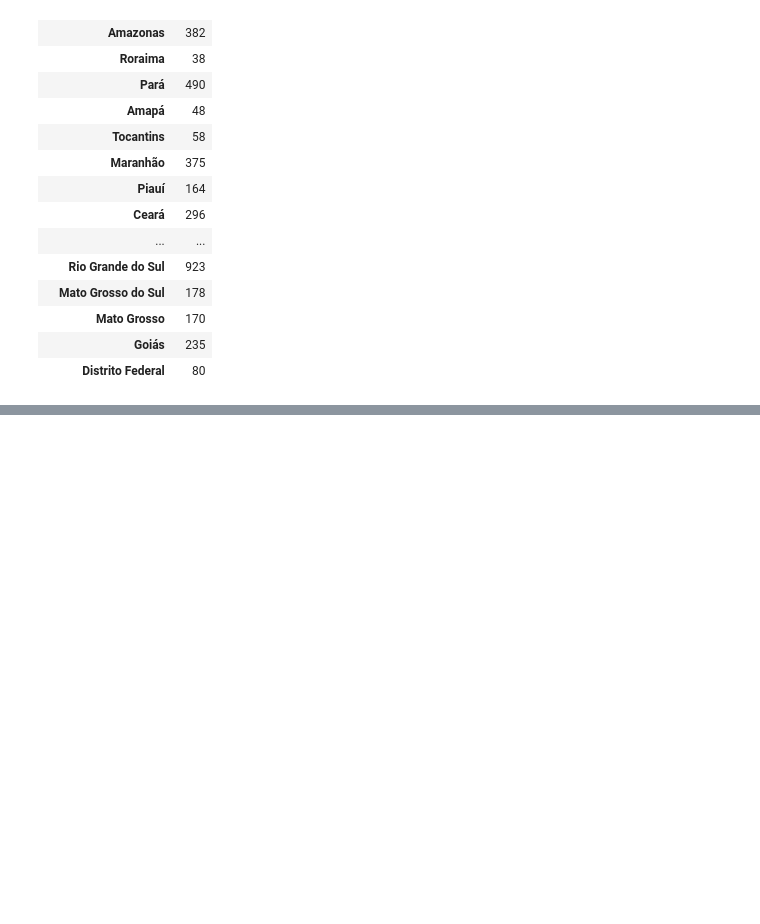
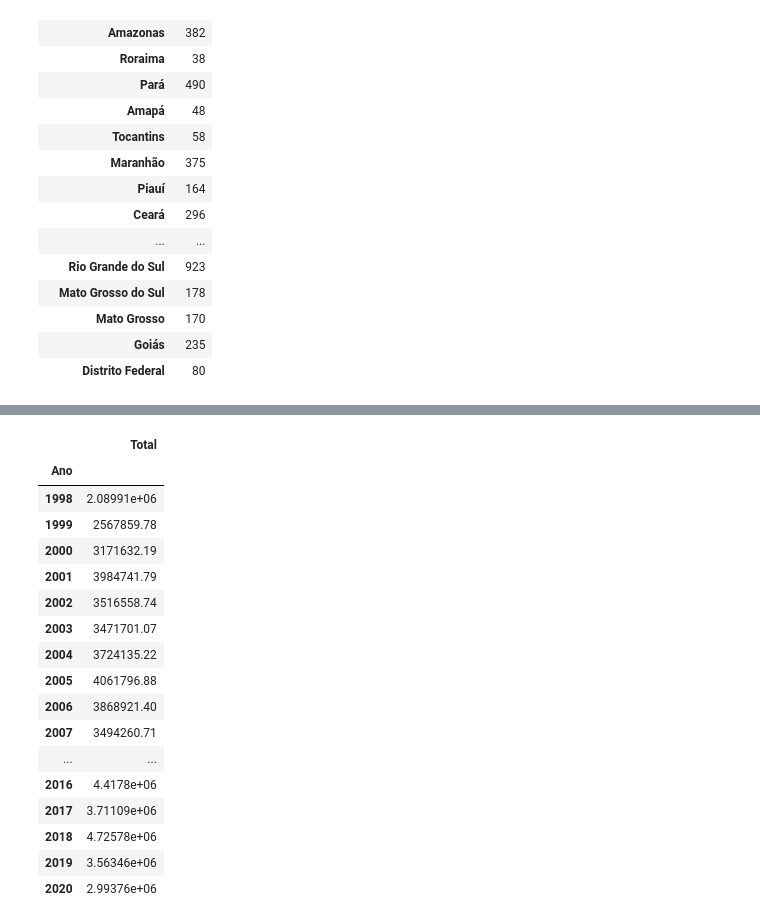
Before and after one commit to LucasAlbFar/analise_dados_hepatite_brasil, a Jupyter notebook: notebooks/main.ipynb, the cells around one changed output, grey strips where cells are left out. Cells and saved outputs as stored; diff of their text form; code cells hidden in the pictures; blank space fills up the shorter version.

```diff
--- a/notebooks/main.ipynb
+++ b/notebooks/main.ipynb
@@ -250,0 +301,33 @@ total_por_uf
+# %%
+total_valor_obitos_por_ano_1998_2007 = total_valor_obitos_por_ano_1998_2007.iloc[:-1 , :] # remoção da última linha 'Total'
+total_valor_obitos_por_ano_1998_2007 = total_valor_obitos_por_ano_1998_2007.reset_index()
+total_valor_obitos_por_ano_1998_2007.columns = ['Ano', 'Total']
+total_valor_obitos_por_ano_1998_2007.set_index('Ano', inplace=True)
+
+total_valor_obitos_por_ano_2008_2020 = total_valor_obitos_por_ano_2008_2020.iloc[:-1 , :] # remoção da última linha 'Total'
+total_valor_obitos_por_ano_2008_2020 = total_valor_obitos_por_ano_2008_2020.iloc[:-1 , :] # remoção da última linha 2021
+total_valor_obitos_por_ano_2008_2020 = total_valor_obitos_por_ano_2008_2020.reset_index()
+total_valor_obitos_por_ano_2008_2020.columns = ['Ano', 'Total']
+total_valor_obitos_por_ano_2008_2020.set_index('Ano', inplace=True)
+
+total_valor_obitos_por_ano = pd.concat([total_valor_obitos_por_ano_1998_2007, total_valor_obitos_por_ano_2008_2020])
+total_valor_obitos_por_ano
+# %% [output]
+|  | Total |
+| Ano |  |
+| 1998 | 2.08991e+06 |
+| 1999 | 2567859.78 |
+| 2000 | 3171632.19 |
+| 2001 | 3984741.79 |
+| 2002 | 3516558.74 |
+| 2003 | 3471701.07 |
+| 2004 | 3724135.22 |
+| 2005 | 4061796.88 |
+| 2006 | 3868921.40 |
+| 2007 | 3494260.71 |
+| ... | ... |
+| 2016 | 4.4178e+06 |
+| 2017 | 3.71109e+06 |
+| 2018 | 4.72578e+06 |
+| 2019 | 3.56346e+06 |
+| 2020 | 2.99376e+06 |
```
Also changed, not shown: parts of 11 cells of this notebook.
